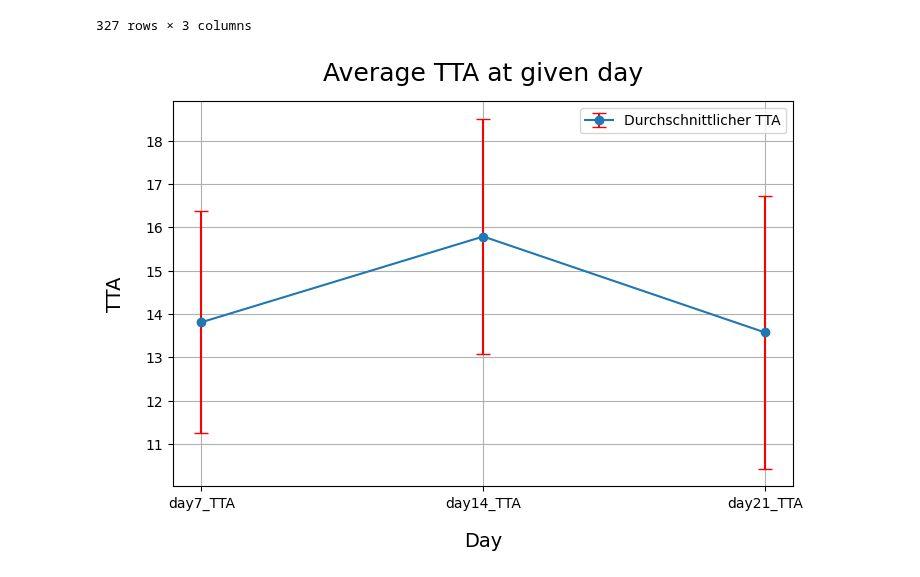
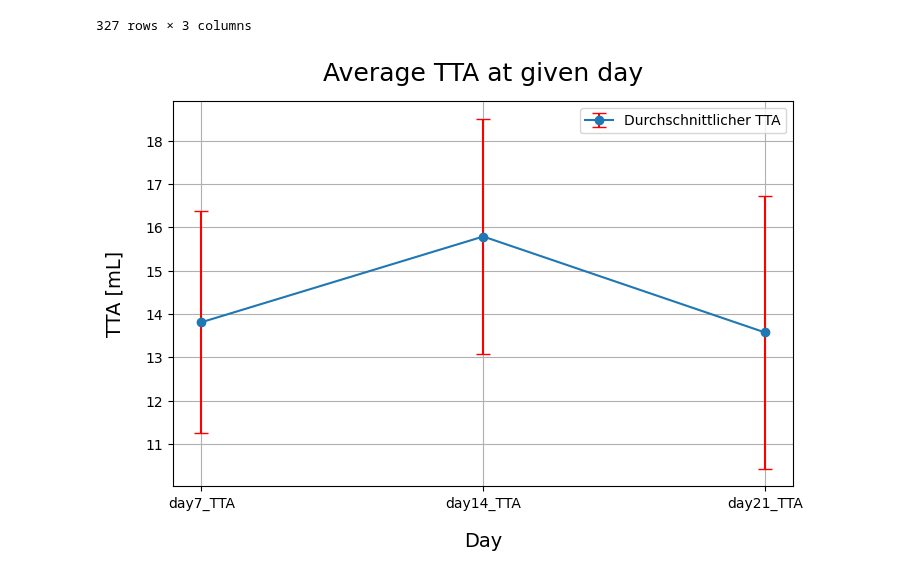
Before and after one commit to ninaaa-a/FermentYOU, a Jupyter notebook: Initial_visualization.ipynb, the cells around one changed output. Cells and saved outputs as stored; diff of their text form; code cells hidden in the pictures.

```diff
--- a/Initial_visualization.ipynb
+++ b/Initial_visualization.ipynb
@@ -228,17 +257,17 @@ row_std = ITS_TTA_noNAN.std(axis=0)
 # %%
 plt.figure(figsize=(8,5))
 plt.errorbar(x=row_means.index, y=row_means.values,
              yerr=row_std.values,
              fmt='o-',
              capsize=5,
              ecolor='red',
              label='Durchschnittlicher TTA')
 
 plt.xlabel('Day', fontsize=14, labelpad=15)
-plt.ylabel('TTA', fontsize=14, labelpad=15)
+plt.ylabel('TTA [mL]', fontsize=14, labelpad=15)
 plt.title('Average TTA at given day', fontsize=18, pad=15)
 plt.grid(True)
 plt.legend()
 plt.show()
 # %% [output]
-[figure, old version]
+[figure, new version]
```
Also changed, not shown: parts of 5 cells of this notebook.
